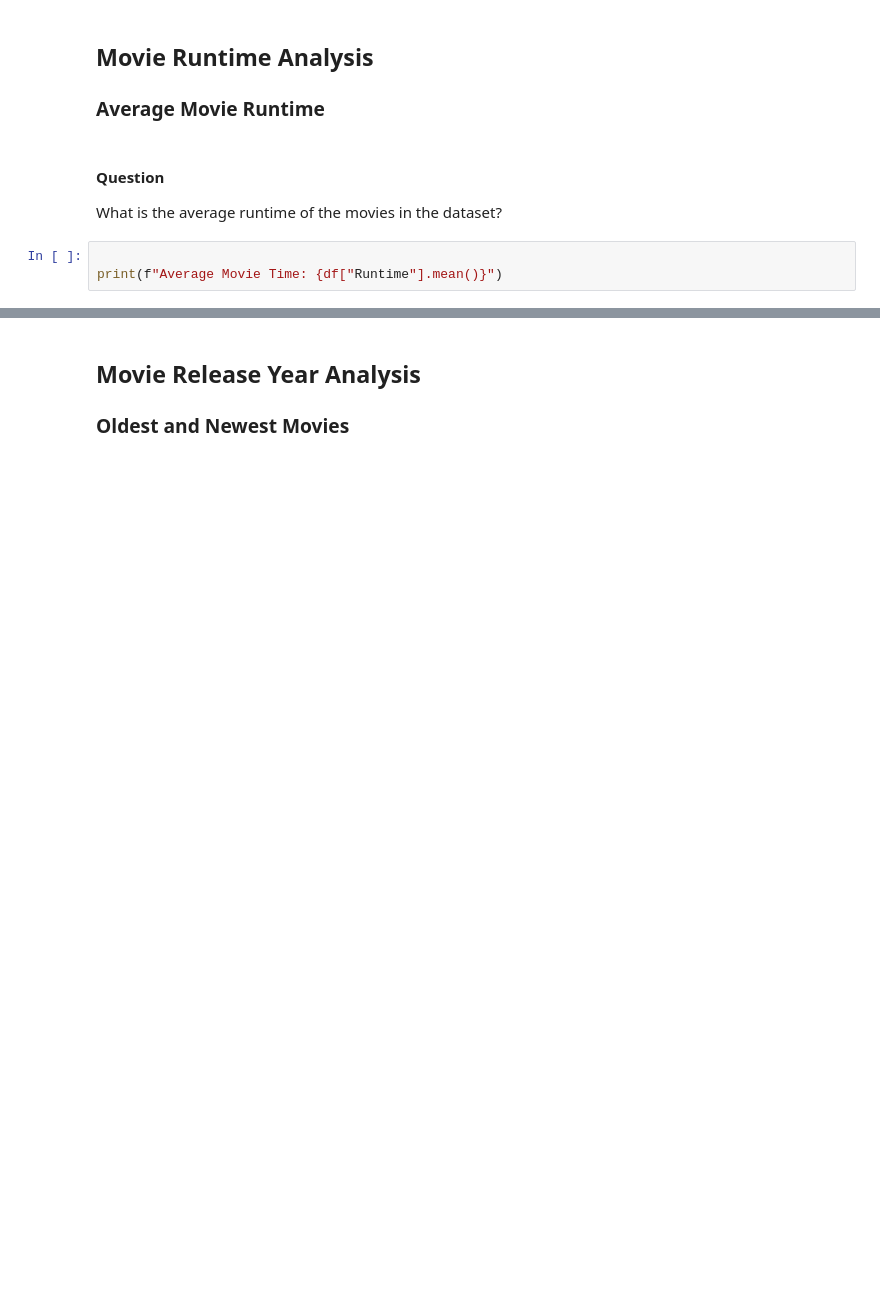
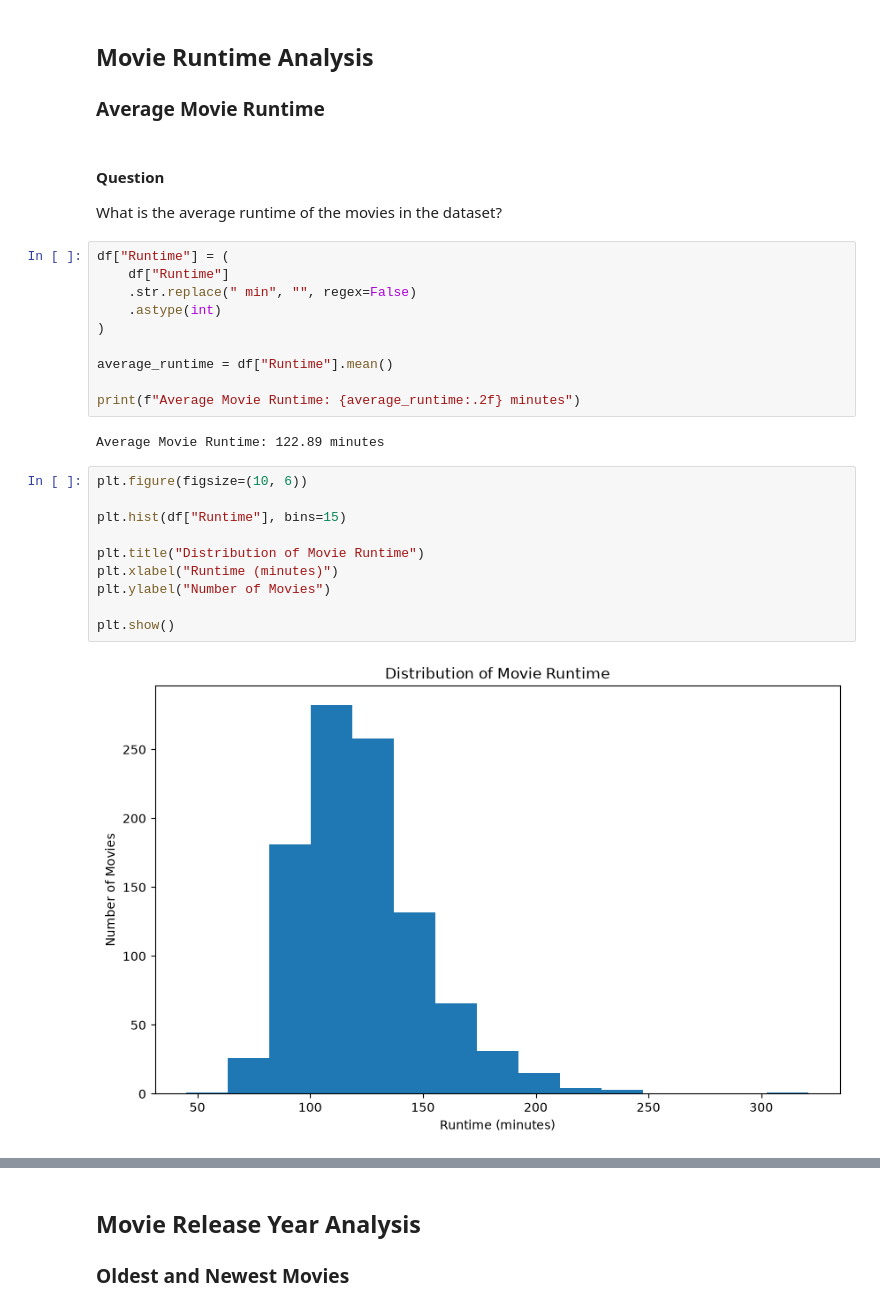
Before and after one commit to ali-keikha/imdb-movies-analysis, a Jupyter notebook: note book/02_exploratory_data_analysis.ipynb, the cells around one changed output, grey strips where cells are left out. Cells and saved outputs as stored; diff of their text form; blank space fills up the shorter version.

```diff
--- a/note book/02_exploratory_data_analysis.ipynb
+++ b/note book/02_exploratory_data_analysis.ipynb
@@ -110,5 +100,26 @@ plt.show()
 
 What is the average runtime of the movies in the dataset?
 # %%
+df["Runtime"] = (
+    df["Runtime"]
+    .str.replace(" min", "", regex=False)
+    .astype(int)
+)
 
-print(f"Average Movie Time: {df["Runtime"].mean()}")
+average_runtime = df["Runtime"].mean()
+
+print(f"Average Movie Runtime: {average_runtime:.2f} minutes")
+# %% [output]
+Average Movie Runtime: 122.89 minutes
+# %%
+plt.figure(figsize=(10, 6))
+
+plt.hist(df["Runtime"], bins=15)
+
+plt.title("Distribution of Movie Runtime")
+plt.xlabel("Runtime (minutes)")
+plt.ylabel("Number of Movies")
+
+plt.show()
+# %% [output]
+[figure, added]
```
Also changed, not shown: parts of 5 cells of this notebook.
